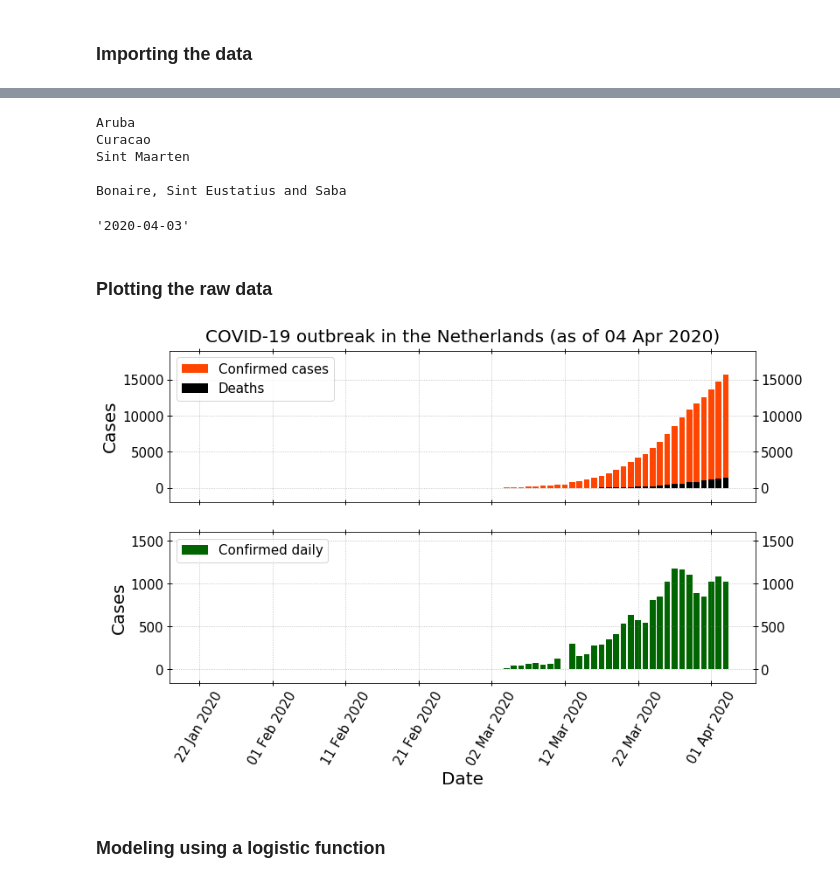
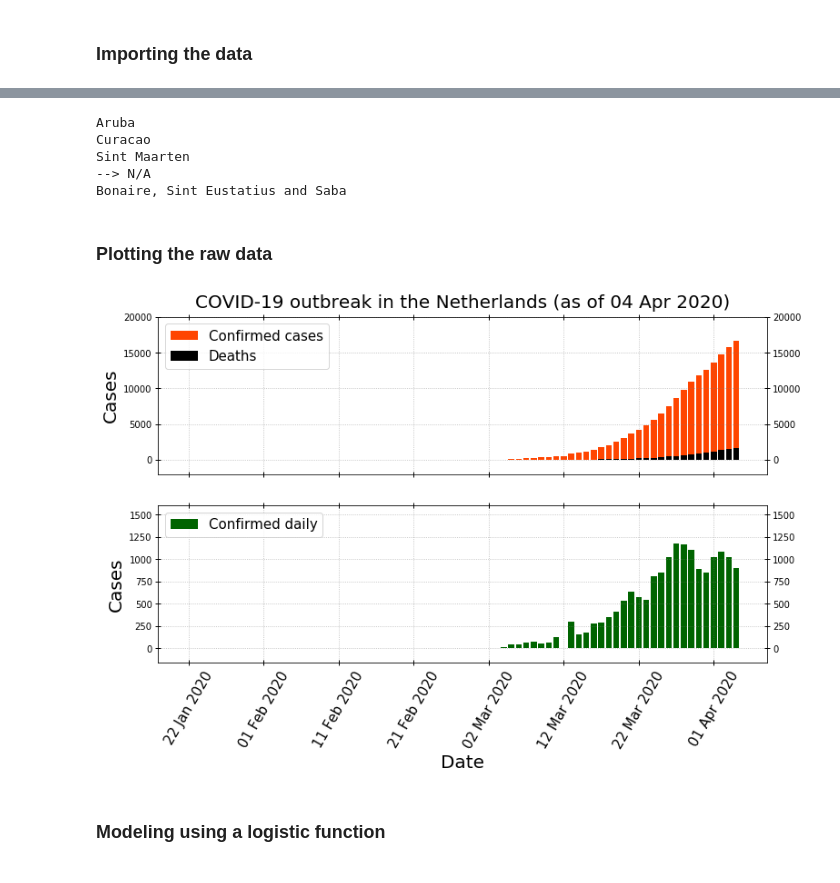
Before and after one commit to ArtemZapara/modeling_covid_19_NL, a Jupyter notebook: modeling_COVID_NL.ipynb, the cells around one changed output, grey strips where cells are left out. Saved outputs shown, nothing was run; the diff lists cells and outputs as text; code cells hidden in the pictures.

```diff
--- a/modeling_COVID_NL.ipynb
+++ b/modeling_COVID_NL.ipynb
@@ -20,12 +24,19 @@ dict_keys(['id', 'timelines', 'province', 'last_updated', 'country_population',
-# %%
-for i in location:
-    print(i.get('province'))
-# %% [output]
-Aruba
-Curacao
-Sint Maarten
-
-Bonaire, Sint Eustatius and Saba
+# %%
+# here we inspect what state entities exist. Usually we need to choose the empty 'province' field.
+# otherwise one has to sum over all the list elements
+
+for i in location:
+    province = i.get('province')
+    if province == '':
+        print('--> N/A')
+    else:
+        print(i.get('province'))
+# %% [output]
+Aruba
+Curacao
+Sint Maarten
+--> N/A
+Bonaire, Sint Eustatius and Saba
 # %%
 for i in location:
     province = i.get('province')
@@ -50,44 +62,53 @@ for i in location:
-# %%
-date_current
-# %% [output]
-'2020-04-03'
 # %% [markdown]
 ### Plotting the raw data
 # %%
-xArray=np.arange(len(confirmed))
+xArray=np.arange(len(confirmed))   # x-axis
 
 
 fig, axes = plt.subplots(2, sharex=True, sharey=False)
 fig.set_size_inches(12, 7)
 
+#########################################################################
+# Visaulizing the data
+#########################################################################
 axes[0].bar(xArray,confirmed, color='orangered', zorder=1,  label='Confirmed cases')
-axes[0].bar(xArray,deaths, color='black',zorder=2,  label = 'Deaths')
 
-axes[0].set_ylim(-20*(np.ceil(1.2*max(confirmed)/200)),200*(np.ceil(1.2*max(confirmed)/200)))
-axes[0].set_title('COVID-19 outbreak in the ' + country + ' (as of '+date_array[len(dates)]+')', fontsize=20, pad=10)
+axes[0].bar(xArray,deaths, color='black',zorder=2,  label = 'Deaths')    # zorder=2 to make sure that it is plotted above
+
+axes[0].set_ylim(-20*(np.ceil(1.2*max(confirmed)/200)),200*(np.ceil(1.2*max(confirmed)/200)))   # some way to put the y limits
+axes[0].set_title('COVID-19 outbreak in the ' + country + ' (as of '+date_array[len(dates)-1]+')', fontsize=20, pad=10)
 
 axes[1].bar(xArray[1:],confirmed_daily, color='darkgreen', label='Confirmed daily')
 
+axes[1].set_ylim(-20*(np.ceil(1.2*max(confirmed_daily)/200)),200*(np.ceil(1.2*max(confirmed_daily)/200)))
+axes[1].set_xlabel('Date', fontsize=20)
+
+##########################################################################
+# Adjusting some parameteres of the figure
+
 for axis in axes:
     axis.tick_params(axis='x', direction='inout', length=6, width=1,
-             top=True, labeltop=False, labelsize=15)
+             top=True, labeltop=False)
     axis.tick_params(axis='y', which='both', direction='inout', length=6, width=1,
-            top=True, labelright=True, labelsize=15)
+            top=True, labelright=True)
     axis.yaxis.set_ticks_position('both')
     axis.grid(True,which="major",ls=":",c='gray', alpha=0.6)
     axis.set_ylabel('Cases', fontsize=20)
     axis.legend(loc=2, fontsize=15)
 
-locs = axes[1].get_xticks()
-new_locs=[date_array[int(i)] for i in locs]
-axes[1].set_xticklabels([i for i in new_locs], fontsize = 15, rotation = 60)
+##########################################################################
+# Adjusting date labels on the x-axis
 
-axes[1].set_ylim(-20*(np.ceil(1.2*max(confirmed_daily)/200)),200*(np.ceil(1.2*max(confirmed_daily)/200)))
-axes[1].set_xlabel('Date', fontsize=20)
+locs = axes[1].get_xticks()                         # getting the current tick locations
+new_locs=[date_array[int(i)] for i in locs]         # picking the corresponding dates from date_array
+axes[1].set_xticklabels([i for i in new_locs], fontsize = 15, rotation = 60)    # setting new labels
+
+###########################################################################
+# Saving the figure
 
 plt.savefig(country+'_data_'+date_current+'.png', dpi=200, bbox_inches="tight")
 # %% [output]
-[figure, old version]
+[figure, new version]
 # %% [markdown]
 ### Modeling using a logistic function
 # %%
```
Also changed, not shown: parts of 14 cells of this notebook.
